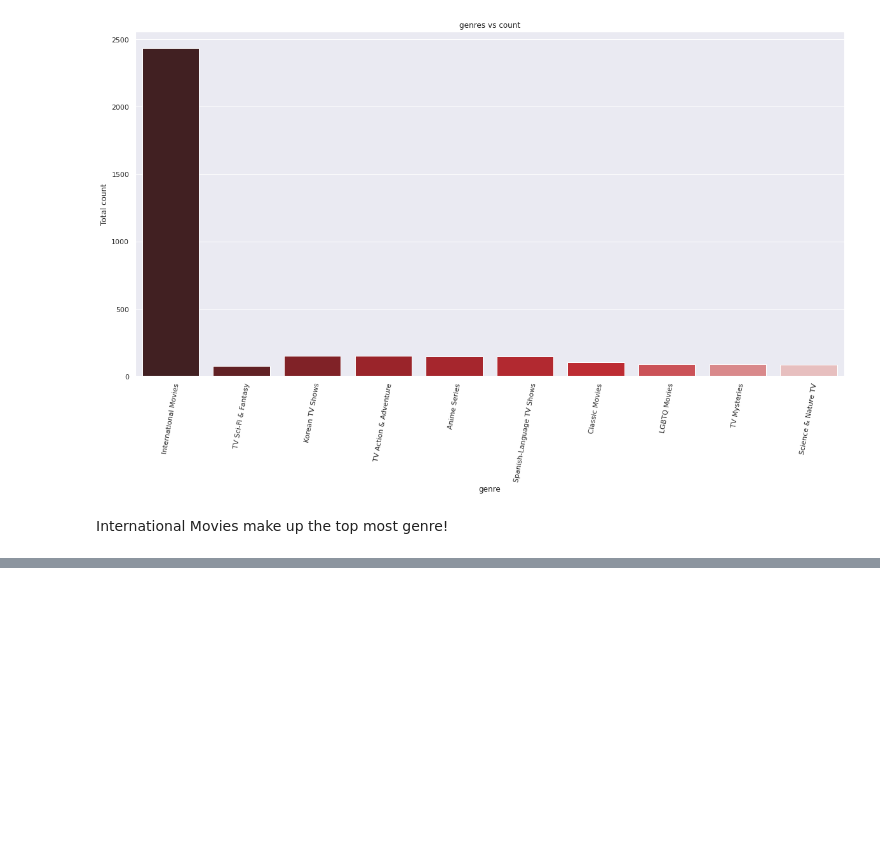
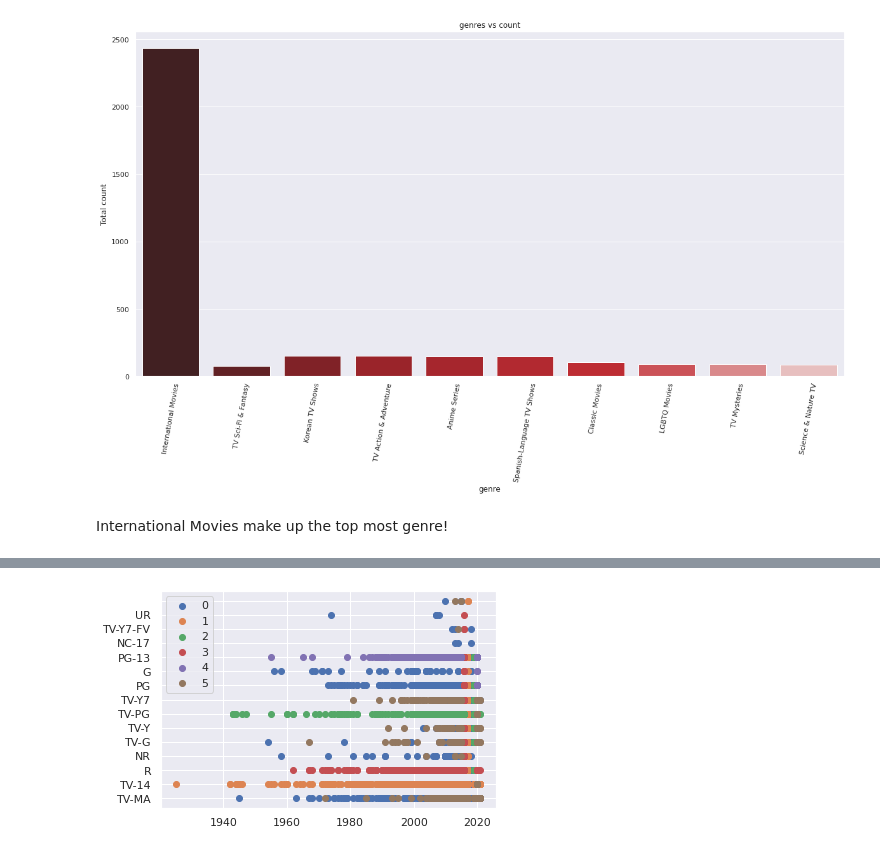
Before and after one commit to itishajain15/Netflix_Tv_Shows_and_Movies_clustering, a Jupyter notebook: Netflix_Movies_and_TV_Shows_clustering_Team_Notebook.ipynb, the cells around one changed output, grey strips where cells are left out. Drawn from its saved outputs; the diff is of its cells as text; code cells hidden in the pictures; blank space fills up the shorter version.

```diff
--- a/Netflix_Movies_and_TV_Shows_clustering_Team_Notebook.ipynb
+++ b/Netflix_Movies_and_TV_Shows_clustering_Team_Notebook.ipynb
@@ -729,0 +944,11 @@ def func_select_Category(category_name,category_column,column_of_choice):
+# %%
+#Getting unique labels
+u_labels = np.unique(label)
+
+#plotting the results:
+for i in u_labels:
+    plt.scatter(Data.iloc[label== i , 1] , Data.iloc[label == i , 2] , label = i)
+plt.legend()
+plt.show()
+# %% [output]
+[figure, added]
```
Also changed, not shown: parts of 29 cells of this notebook.
